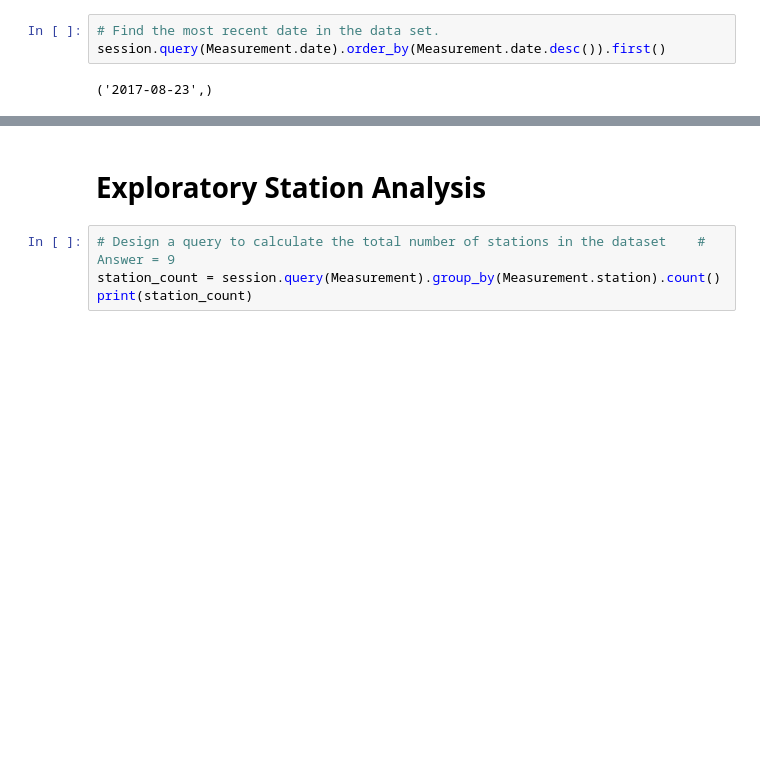
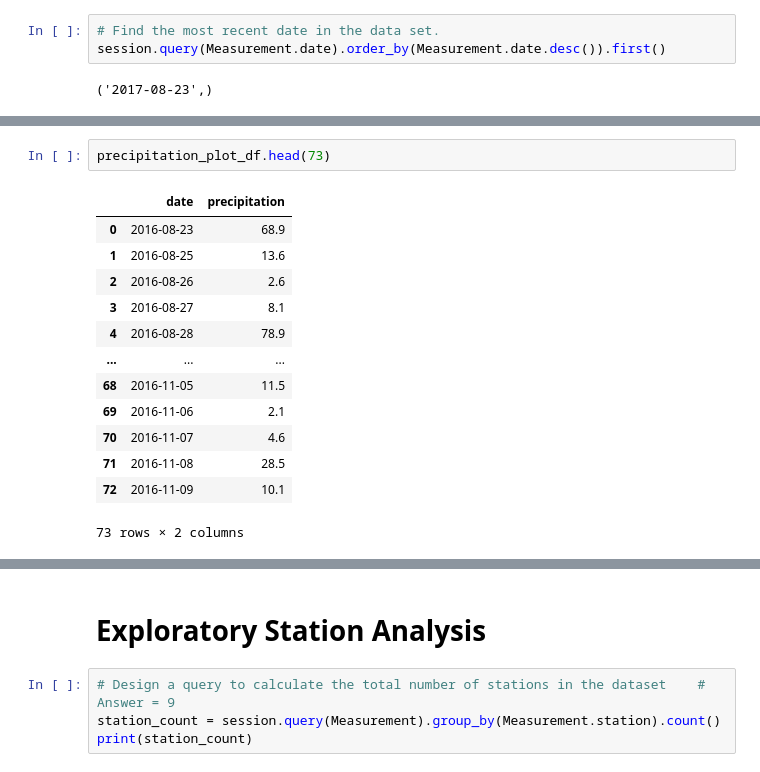
Before and after one commit to ElizabethDashwood/sqlalchemy-challenge, a Jupyter notebook: SurfsUp/climate_starter.ipynb, the cells around one changed output, grey strips where cells are left out. Cells and saved outputs as stored; diff of their text form; blank space fills up the shorter version.

```diff
--- a/SurfsUp/climate_starter.ipynb
+++ b/SurfsUp/climate_starter.ipynb
@@ -126,0 +98,16 @@ summary_statistics_df.transpose()
+# %%
+precipitation_plot_df.head(73)
+# %% [output]
+|  | date | precipitation |
+| 0 | 2016-08-23 | 68.9 |
+| 1 | 2016-08-25 | 13.6 |
+| 2 | 2016-08-26 | 2.6 |
+| 3 | 2016-08-27 | 8.1 |
+| 4 | 2016-08-28 | 78.9 |
+| ... | ... | ... |
+| 68 | 2016-11-05 | 11.5 |
+| 69 | 2016-11-06 | 2.1 |
+| 70 | 2016-11-07 | 4.6 |
+| 71 | 2016-11-08 | 28.5 |
+| 72 | 2016-11-09 | 10.1 |
+73 rows × 2 columns
```
Also changed, not shown: parts of 9 cells of this notebook, 2 other files.
